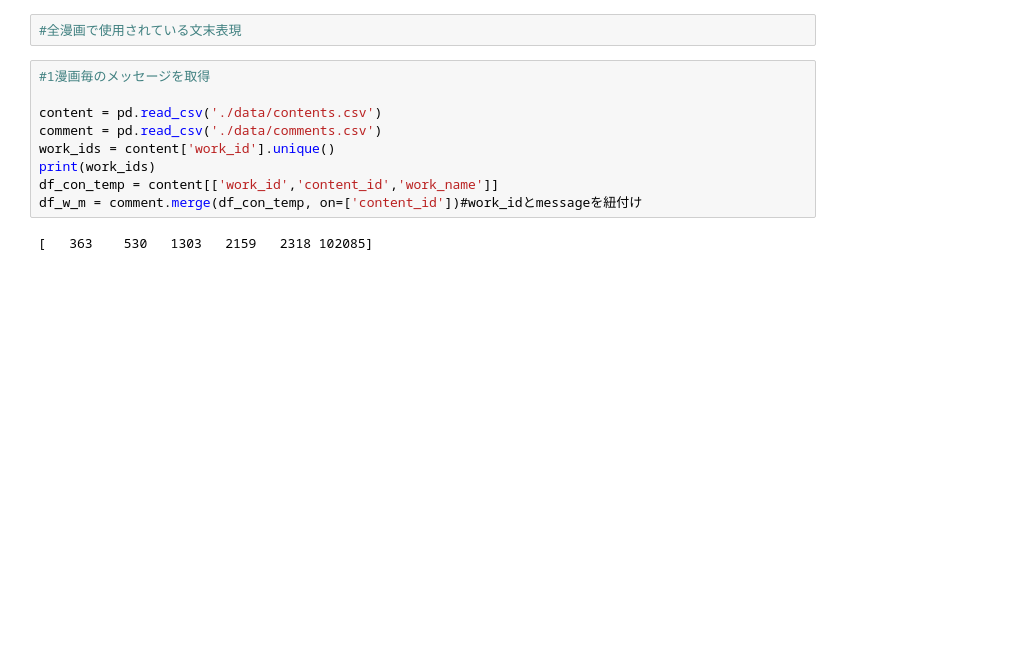
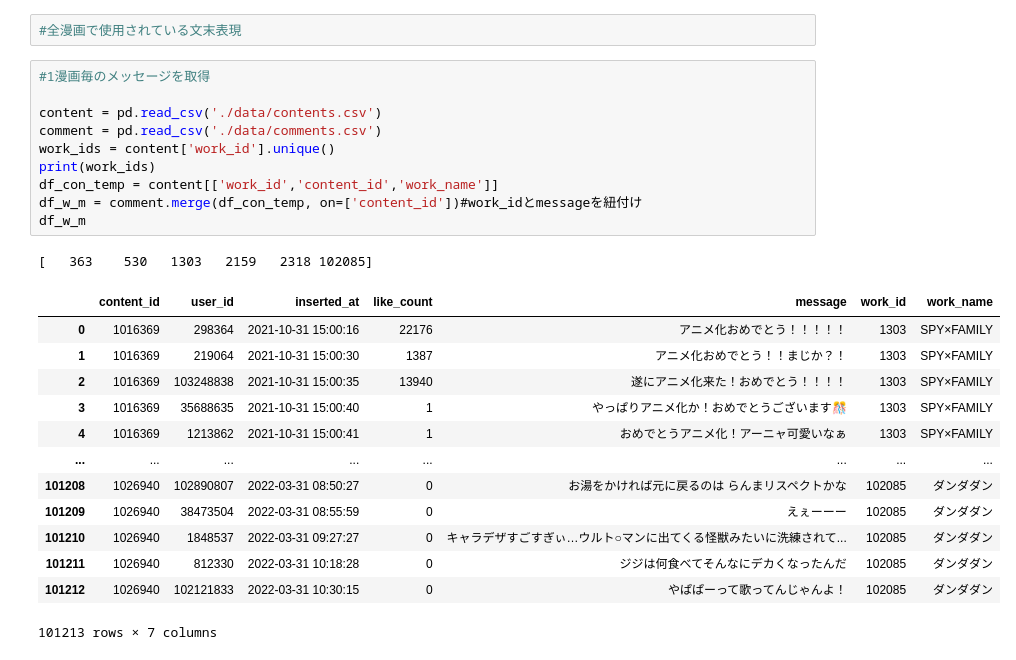
Before and after one commit to aSatoshiShimomura/ncg2022-training-DA, a Jupyter notebook: work/rin_analysis.ipynb, the cells around one changed output. Cells and saved outputs as stored; diff of their text form; blank space fills up the shorter version.

```diff
--- a/work/rin_analysis.ipynb
+++ b/work/rin_analysis.ipynb
@@ -123,12 +123,26 @@ plt.show()
 # %%
 #1漫画毎のメッセージを取得
 
 content = pd.read_csv('./data/contents.csv')
 comment = pd.read_csv('./data/comments.csv')
 work_ids = content['work_id'].unique()
 print(work_ids)
 df_con_temp = content[['work_id','content_id','work_name']]
 df_w_m = comment.merge(df_con_temp, on=['content_id'])#work_idとmessageを紐付け
+df_w_m
 # %% [output]
 [   363    530   1303   2159   2318 102085]
+|  | content_id | user_id | inserted_at | like_count | message | work_id | work_name |
+| 0 | 1016369 | 298364 | 2021-10-31 15:00:16 | 22176 | アニメ化おめでとう！！！！！ | 1303 | SPY×FAMILY |
+| 1 | 1016369 | 219064 | 2021-10-31 15:00:30 | 1387 | アニメ化おめでとう！！まじか？！ | 1303 | SPY×FAMILY |
+| 2 | 1016369 | 103248838 | 2021-10-31 15:00:35 | 13940 | 遂にアニメ化来た！おめでとう！！！！ | 1303 | SPY×FAMILY |
+| 3 | 1016369 | 35688635 | 2021-10-31 15:00:40 | 1 | やっぱりアニメ化か！おめでとうございます🎊 | 1303 | SPY×FAMILY |
+| 4 | 1016369 | 1213862 | 2021-10-31 15:00:41 | 1 | おめでとうアニメ化！アーニャ可愛いなぁ | 1303 | SPY×FAMILY |
+| ... | ... | ... | ... | ... | ... | ... | ... |
+| 101208 | 1026940 | 102890807 | 2022-03-31 08:50:27 | 0 | お湯をかければ元に戻るのは らんまリスペクトかな | 102085 | ダンダダン |
+| 101209 | 1026940 | 38473504 | 2022-03-31 08:55:59 | 0 | えぇーーー | 102085 | ダンダダン |
+| 101210 | 1026940 | 1848537 | 2022-03-31 09:27:27 | 0 | キャラデザすごすぎぃ…ウルト○マンに出てくる怪獣みたいに洗練されて... | 102085 | ダンダダン |
+| 101211 | 1026940 | 812330 | 2022-03-31 10:18:28 | 0 | ジジは何食べてそんなにデカくなったんだ | 102085 | ダンダダン |
+| 101212 | 1026940 | 102121833 | 2022-03-31 10:30:15 | 0 | やぱぱーって歌ってんじゃんよ！ | 102085 | ダンダダン |
+101213 rows × 7 columns
 # %%
```
Also changed, not shown: parts of 3 cells of this notebook.
